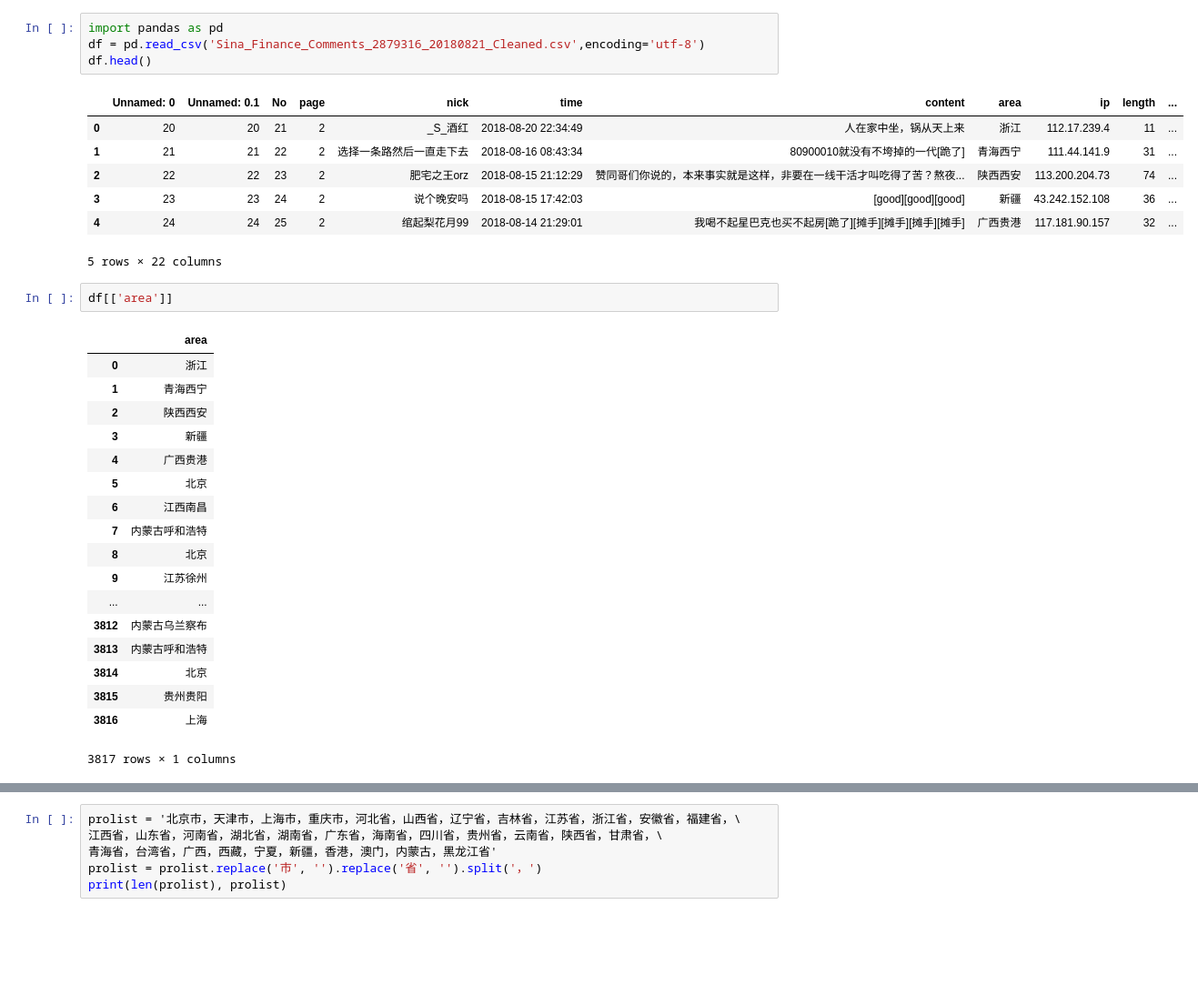
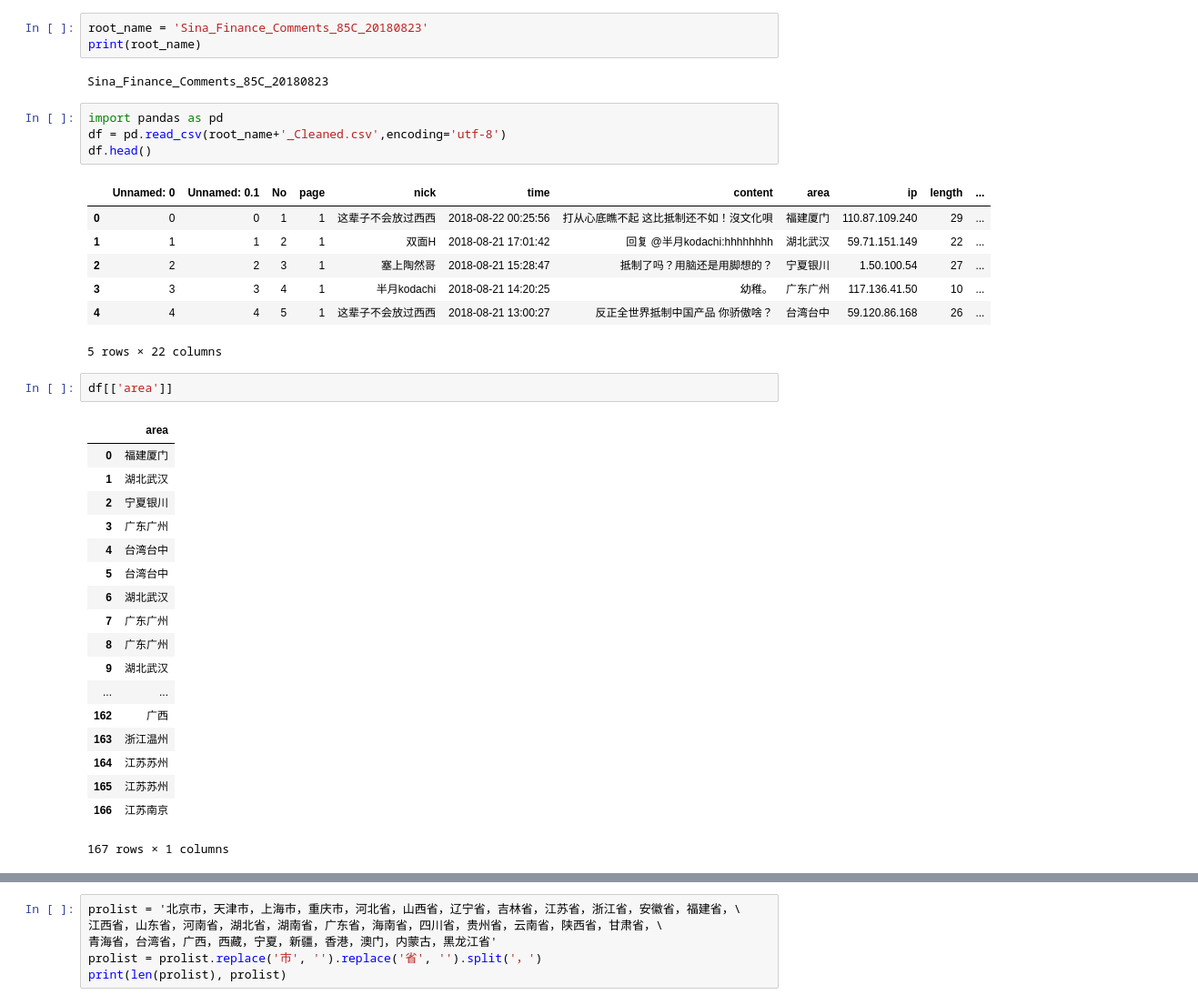
Before and after one commit to gongguoyu/GGY-s_WORM, a Jupyter notebook: GuLiu_Test/4_ShowProvince.ipynb, the cells around one changed output, grey strips where cells are left out. Shown: that part at 91% size. Drawn from its saved outputs; the diff is of its cells as text; blank space fills up the shorter version.

```diff
--- a/GuLiu_Test/4_ShowProvince.ipynb
+++ b/GuLiu_Test/4_ShowProvince.ipynb
@@ -1,36 +1,41 @@
+# %%
+root_name = 'Sina_Finance_Comments_85C_20180823'
+print(root_name)
+# %% [output]
+Sina_Finance_Comments_85C_20180823
 # %%
 import pandas as pd
-df = pd.read_csv('Sina_Finance_Comments_2879316_20180821_Cleaned.csv',encoding='utf-8')
+df = pd.read_csv(root_name+'_Cleaned.csv',encoding='utf-8')
 df.head()
 # %% [output]
 |  | Unnamed: 0 | Unnamed: 0.1 | No | page | nick | time | content | area | ip | length | ... |
-| 0 | 20 | 20 | 21 | 2 | _S_酒红 | 2018-08-20 22:34:49 | 人在家中坐，锅从天上来 | 浙江 | 112.17.239.4 | 11 | ... |
-| 1 | 21 | 21 | 22 | 2 | 选择一条路然后一直走下去 | 2018-08-16 08:43:34 | 80900010就没有不垮掉的一代[跪了] | 青海西宁 | 111.44.141.9 | 31 | ... |
-| 2 | 22 | 22 | 23 | 2 | 肥宅之王orz | 2018-08-15 21:12:29 | 赞同哥们你说的，本来事实就是这样，非要在一线干活才叫吃得了苦？熬夜... | 陕西西安 | 113.200.204.73 | 74 | ... |
-| 3 | 23 | 23 | 24 | 2 | 说个晚安吗 | 2018-08-15 17:42:03 | [good][good][good] | 新疆 | 43.242.152.108 | 36 | ... |
-| 4 | 24 | 24 | 25 | 2 | 绾起梨花月99 | 2018-08-14 21:29:01 | 我喝不起星巴克也买不起房[跪了][摊手][摊手][摊手][摊手] | 广西贵港 | 117.181.90.157 | 32 | ... |
+| 0 | 0 | 0 | 1 | 1 | 这辈子不会放过西西 | 2018-08-22 00:25:56 | 打从心底瞧不起 这比抵制还不如！沒文化唄 | 福建厦门 | 110.87.109.240 | 29 | ... |
+| 1 | 1 | 1 | 2 | 1 | 双面H | 2018-08-21 17:01:42 | 回复 @半月kodachi:hhhhhhhh | 湖北武汉 | 59.71.151.149 | 22 | ... |
+| 2 | 2 | 2 | 3 | 1 | 塞上陶然哥 | 2018-08-21 15:28:47 | 抵制了吗？用脑还是用脚想的？ | 宁夏银川 | 1.50.100.54 | 27 | ... |
+| 3 | 3 | 3 | 4 | 1 | 半月kodachi | 2018-08-21 14:20:25 | 幼稚。 | 广东广州 | 117.136.41.50 | 10 | ... |
+| 4 | 4 | 4 | 5 | 1 | 这辈子不会放过西西 | 2018-08-21 13:00:27 | 反正全世界抵制中国产品 你骄傲啥？ | 台湾台中 | 59.120.86.168 | 26 | ... |
 5 rows × 22 columns
 # %%
 df[['area']]
 # %% [output]
 |  | area |
-| 0 | 浙江 |
-| 1 | 青海西宁 |
-| 2 | 陕西西安 |
-| 3 | 新疆 |
-| 4 | 广西贵港 |
-| 5 | 北京 |
-| 6 | 江西南昌 |
-| 7 | 内蒙古呼和浩特 |
-| 8 | 北京 |
-| 9 | 江苏徐州 |
+| 0 | 福建厦门 |
+| 1 | 湖北武汉 |
+| 2 | 宁夏银川 |
+| 3 | 广东广州 |
+| 4 | 台湾台中 |
+| 5 | 台湾台中 |
+| 6 | 湖北武汉 |
+| 7 | 广东广州 |
+| 8 | 广东广州 |
+| 9 | 湖北武汉 |
 | ... | ... |
-| 3812 | 内蒙古乌兰察布 |
-| 3813 | 内蒙古呼和浩特 |
-| 3814 | 北京 |
-| 3815 | 贵州贵阳 |
-| 3816 | 上海 |
+| 162 | 广西 |
+| 163 | 浙江温州 |
+| 164 | 江苏苏州 |
+| 165 | 江苏苏州 |
+| 166 | 江苏南京 |
-3817 rows × 1 columns
+167 rows × 1 columns
 # %%
 area_count = df.groupby('area')['area'].count().sort_values(ascending=False)
 area_name = list(area_count.index)
```
Also changed, not shown: parts of 5 cells of this notebook, 5 other files.
